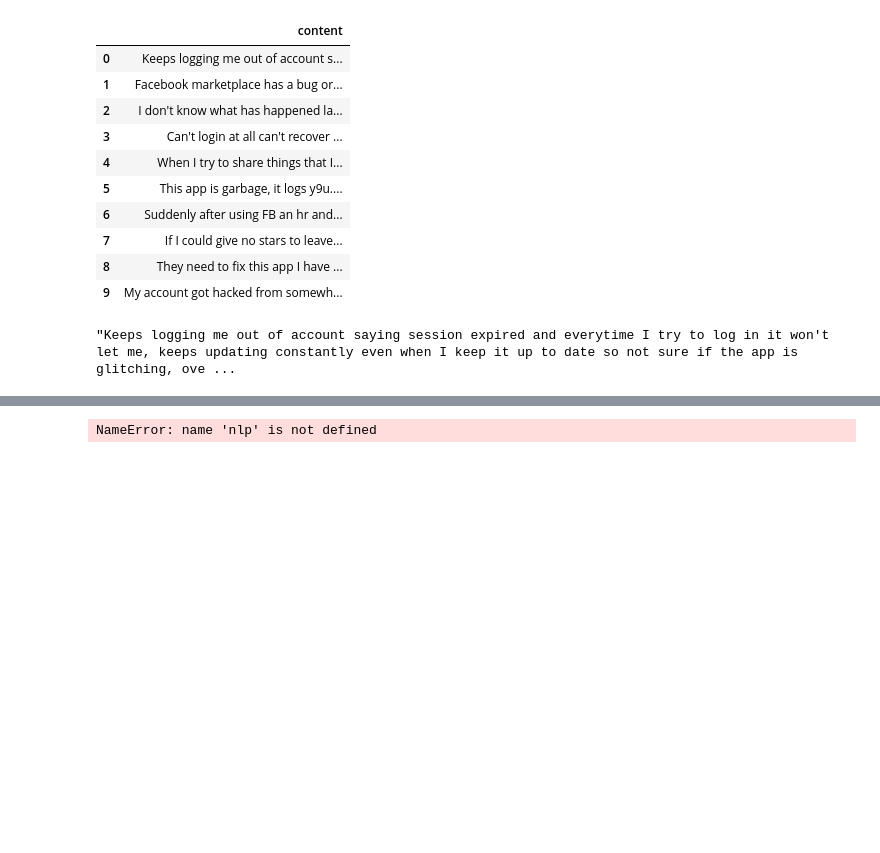
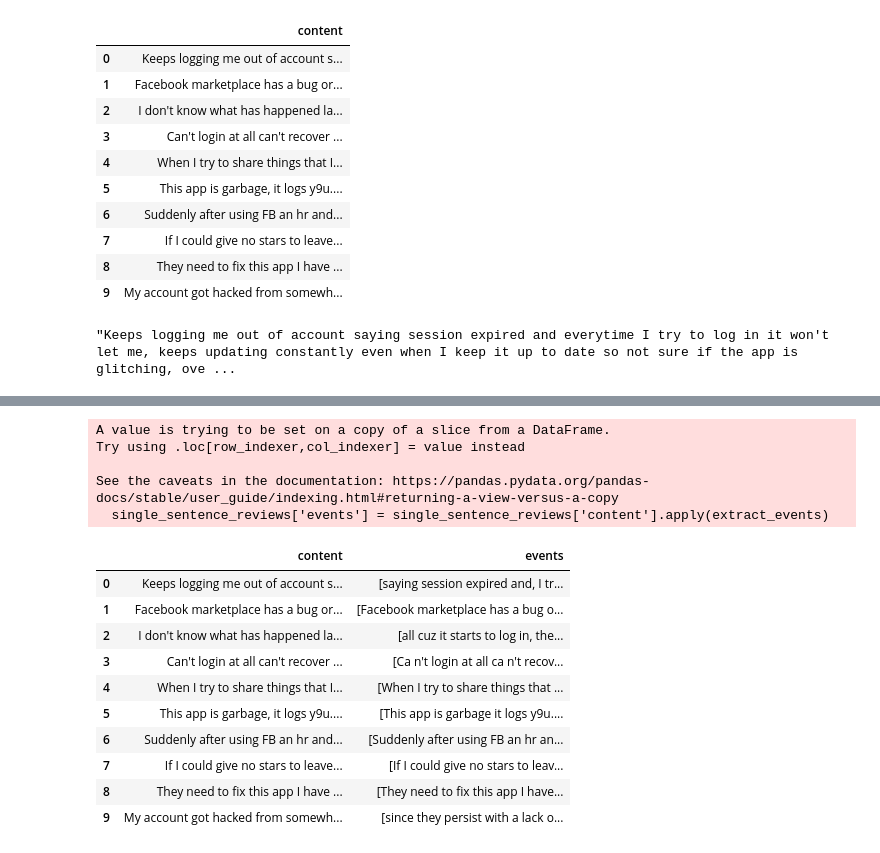
Before and after one commit to Sadik-Yasin-Eftee/Web-Scraping, a Jupyter notebook: Events Extraction/EventExtraction.ipynb, the cells around one changed output, grey strips where cells are left out. Cells and saved outputs as stored; diff of their text form; code cells hidden in the pictures; blank space fills up the shorter version.

Commit message:
Event extraction done (for keywords sentences)

```diff
--- a/Events Extraction/EventExtraction.ipynb
+++ b/Events Extraction/EventExtraction.ipynb
@@ -203,5 +201,20 @@ NameError: name 'spacy' is not defined
 # %%
-keywordsDataframe['Events'] = keywordsDataframe['content'].apply(extract_events)
-keywordsDataframe.head(10)
+single_sentence_reviews['events'] = single_sentence_reviews['content'].apply(extract_events)
+single_sentence_reviews.head(10)
 # %% [output]
-NameError: name 'nlp' is not defined
+A value is trying to be set on a copy of a slice from a DataFrame.
+Try using .loc[row_indexer,col_indexer] = value instead
+
+See the caveats in the documentation: https://pandas.pydata.org/pandas-docs/stable/user_guide/indexing.html#returning-a-view-versus-a-copy
+  single_sentence_reviews['events'] = single_sentence_reviews['content'].apply(extract_events)
+|  | content | events |
+| 0 | Keeps logging me out of account s... | [saying session expired and, I tr... |
+| 1 | Facebook marketplace has a bug or... | [Facebook marketplace has a bug o... |
+| 2 | I don't know what has happened la... | [all cuz it starts to log in, the... |
+| 3 | Can't login at all can't recover ... | [Ca n't login at all ca n't recov... |
+| 4 | When I try to share things that I... | [When I try to share things that ... |
+| 5 | This app is garbage, it logs y9u.... | [This app is garbage it logs y9u.... |
+| 6 | Suddenly after using FB an hr and... | [Suddenly after using FB an hr an... |
+| 7 | If I could give no stars to leave... | [If I could give no stars to leav... |
+| 8 | They need to fix this app I have ... | [They need to fix this app I have... |
+| 9 | My account got hacked from somewh... | [since they persist with a lack o... |
```
Also changed, not shown: parts of 3 cells of this notebook.
